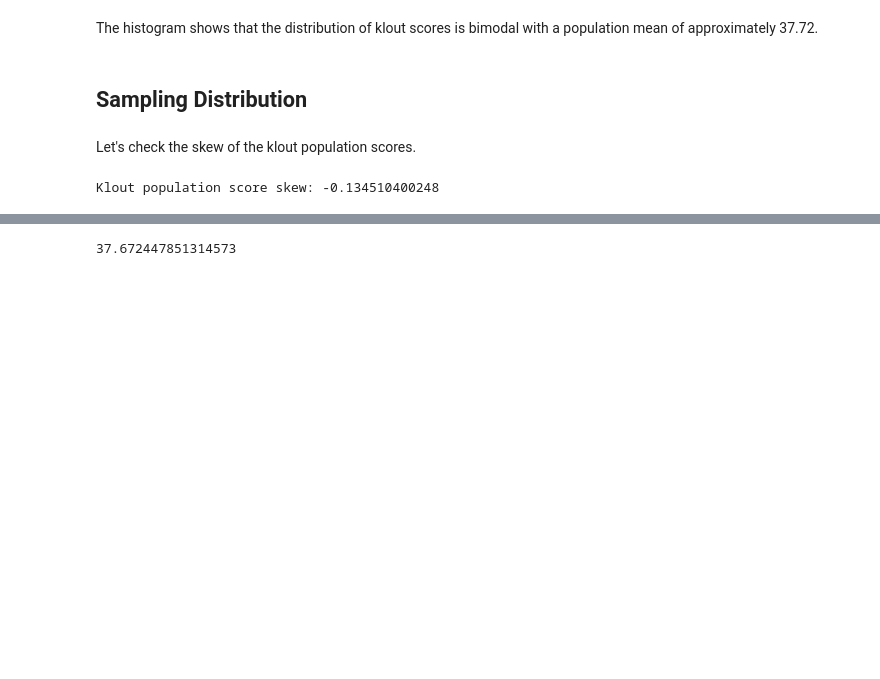
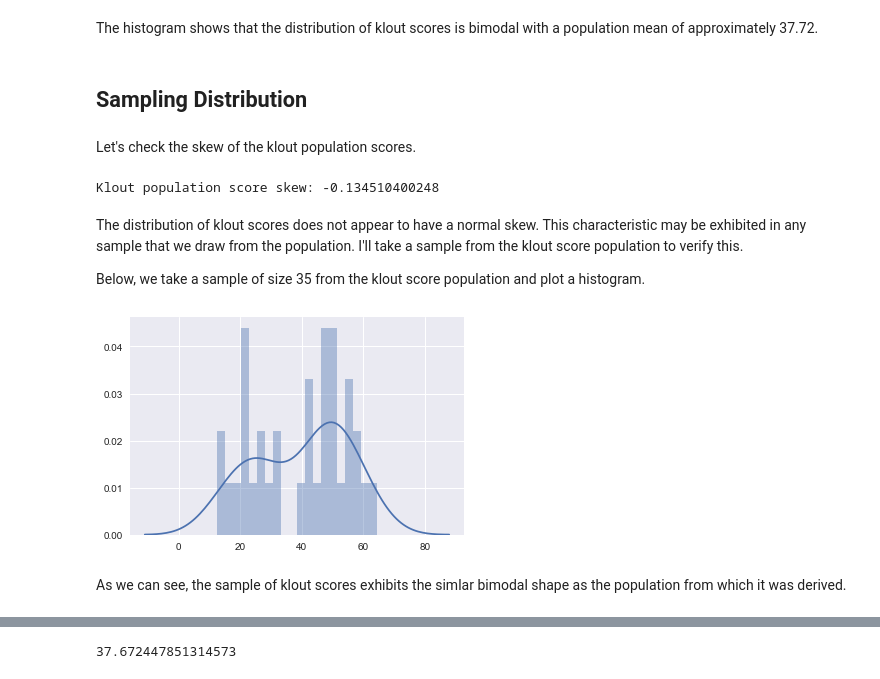
Before and after one commit to mugofjoe/inferential-statistics, a Jupyter notebook: 01 Introduction and Review.ipynb, the cells around one changed output, grey strips where cells are left out. Saved outputs shown, nothing was run; the diff lists cells and outputs as text; code cells hidden in the pictures; blank space fills up the shorter version.

Commit message:
Took a sample and showed a histogram

```diff
--- a/01 Introduction and Review.ipynb
+++ b/01 Introduction and Review.ipynb
@@ -90,4 +90,16 @@ klout_skew = stats.skew(klout_scores)
 print("Klout population score skew: {0}".format(klout_skew))
 # %% [output]
 Klout population score skew: -0.134510400248
+# %% [markdown]
+The distribution of klout scores does not appear to have a normal skew. This characteristic may be exhibited in any sample that we draw from the population. I'll take a sample from the klout score population to verify this.
+
+Below, we take a sample of size 35 from the klout score population and plot a histogram.
+# %%
+np.random.seed(11)
+klout_scores_sample = np.random.choice(a=klout_scores, size=35)
+sns.distplot(klout_scores_sample, bins=20);
+# %% [output]
+[figure, added]
+# %% [markdown]
+As we can see, the sample of klout scores exhibits the simlar bimodal shape as the population from which it was derived.
 # %%
```
Also changed, not shown: parts of 1 cell of this notebook.
